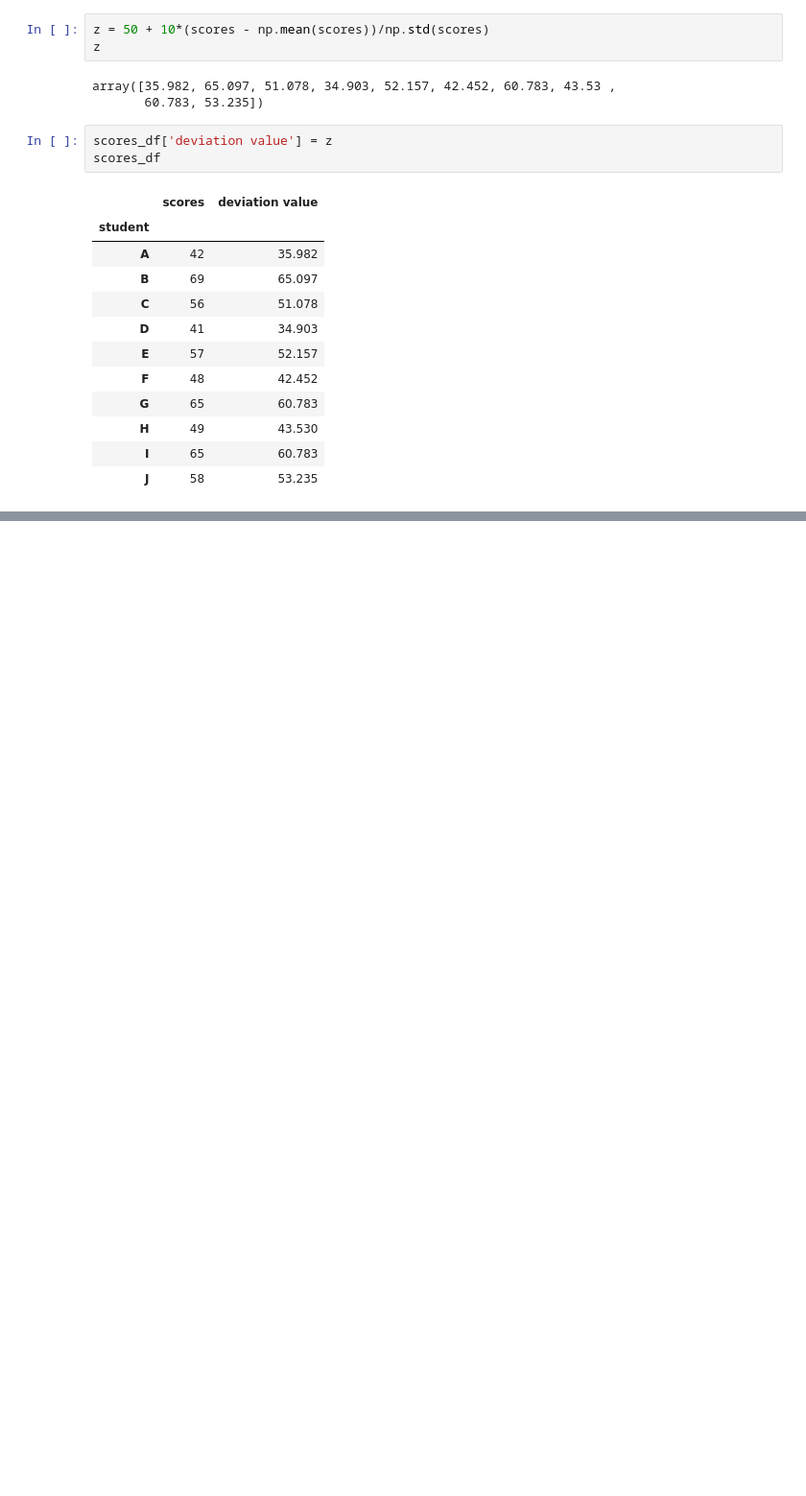
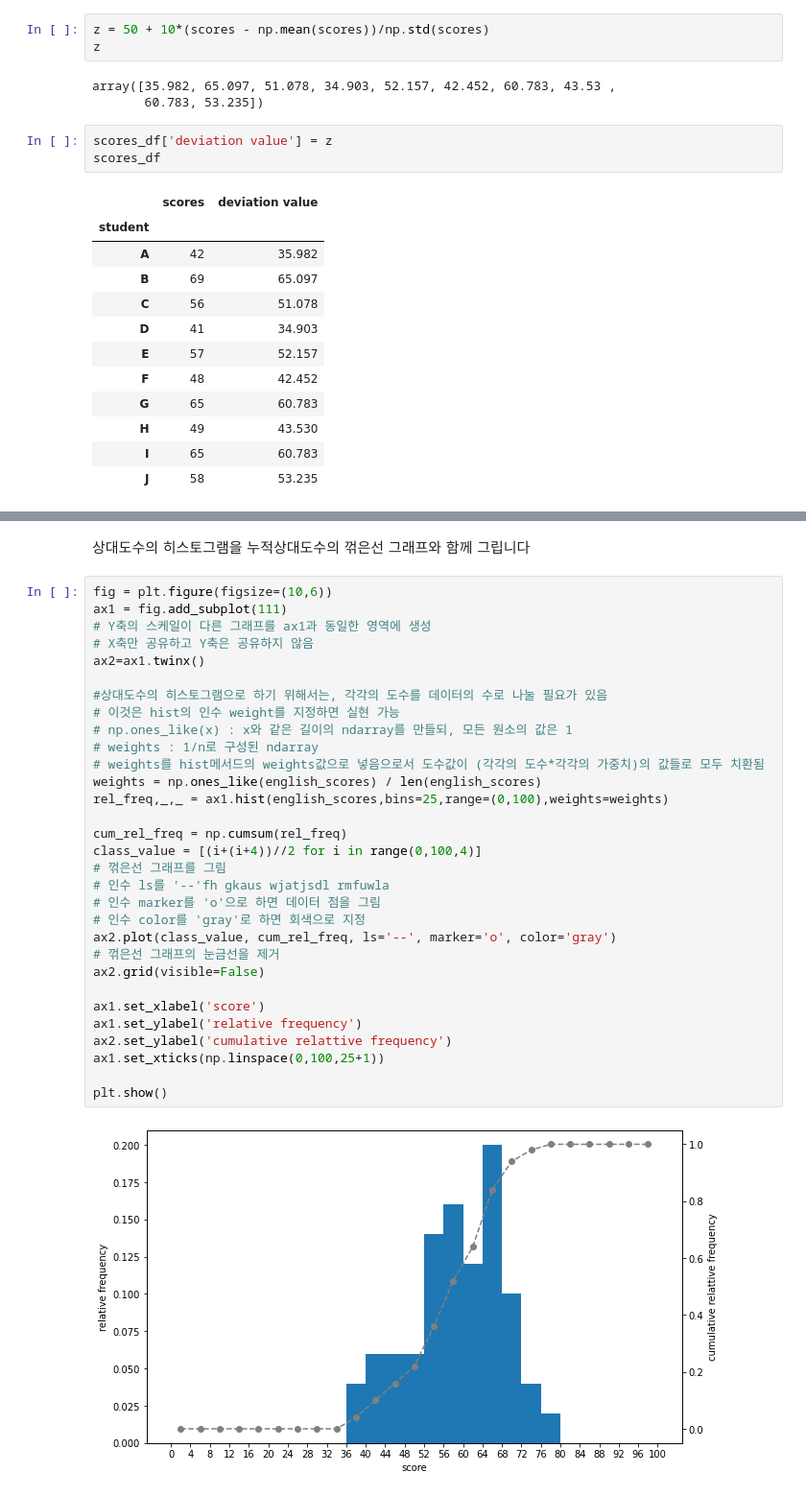
Before and after one commit to LyunJ/TIL, a Jupyter notebook: statistic/2_1차원_데이터.ipynb, the cells around one changed output, grey strips where cells are left out. Shown at 96% size. Saved outputs shown, nothing was run; the diff lists cells and outputs as text; blank space fills up the shorter version.

```diff
--- a/statistic/2_1차원_데이터.ipynb
+++ b/statistic/2_1차원_데이터.ipynb
@@ -224,0 +391,35 @@ scores_df
+# %% [markdown]
+상대도수의 히스토그램을 누적상대도수의 꺾은선 그래프와 함께 그립니다
+# %%
+fig = plt.figure(figsize=(10,6))
+ax1 = fig.add_subplot(111)
+# Y축의 스케일이 다른 그래프를 ax1과 동일한 영역에 생성
+# X축만 공유하고 Y축은 공유하지 않음
+ax2=ax1.twinx()
+
+#상대도수의 히스토그램으로 하기 위해서는, 각각의 도수를 데이터의 수로 나눌 필요가 있음
+# 이것은 hist의 인수 weight를 지정하면 실현 가능
+# np.ones_like(x) : x와 같은 길이의 ndarray를 만들되, 모든 원소의 값은 1
+# weights : 1/n로 구성된 ndarray
+# weights를 hist메서드의 weights값으로 넣음으로서 도수값이 (각각의 도수*각각의 가중치)의 값들로 모두 치환됨
+weights = np.ones_like(english_scores) / len(english_scores)
+rel_freq,_,_ = ax1.hist(english_scores,bins=25,range=(0,100),weights=weights)
+
+cum_rel_freq = np.cumsum(rel_freq)
+class_value = [(i+(i+4))//2 for i in range(0,100,4)]
+# 꺾은선 그래프를 그림
+# 인수 ls를 '--'fh gkaus wjatjsdl rmfuwla
+# 인수 marker를 'o'으로 하면 데이터 점을 그림
+# 인수 color를 'gray'로 하면 회색으로 지정
+ax2.plot(class_value, cum_rel_freq, ls='--', marker='o', color='gray')
+# 꺾은선 그래프의 눈금선을 제거
+ax2.grid(visible=False)
+
+ax1.set_xlabel('score')
+ax1.set_ylabel('relative frequency')
+ax2.set_ylabel('cumulative relattive frequency')
+ax1.set_xticks(np.linspace(0,100,25+1))
+
+plt.show()
+# %% [output]
+[figure, added]
```
Also changed, not shown: parts of 27 cells of this notebook, 1 other file.
